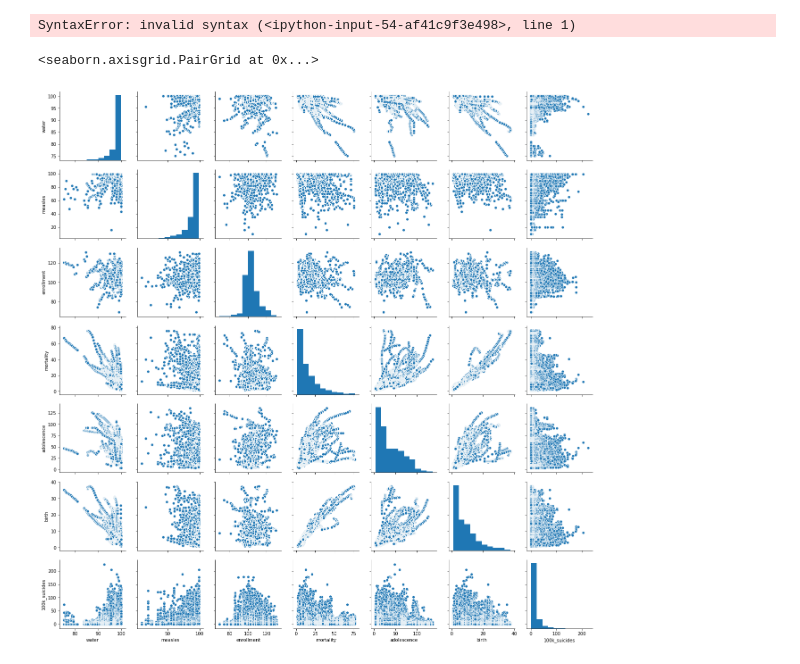
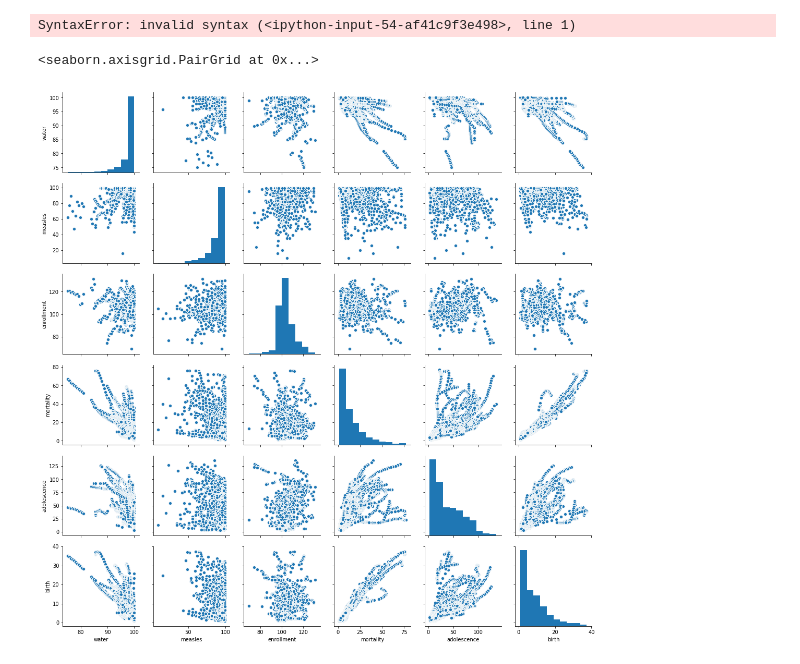
Before and after one commit to kdb006/Final_Cogs108, a Jupyter notebook: FInal_Project.ipynb, the cells around one changed output. Cells and saved outputs as stored; diff of their text form; code cells hidden in the pictures.

```diff
--- a/FInal_Project.ipynb
+++ b/FInal_Project.ipynb
@@ -296,8 +296,8 @@ for i, row in dat1.iterrows():
                 data[str(val)] = np.nan
             data.loc[((data['country'] == row['Country Name']) & (data['year']==int(i))),[str(val)]] = row[str(i)]
 # %%
-finaldat = data[['water','measles','enrollment','mortality','adolescence','birth','100k_suicides']]
+finaldat = data[replacements]
 sns.pairplot(finaldat)
 # %% [output]
 <seaborn.axisgrid.PairGrid at 0x...>
-[figure, old version]
+[figure, new version]
```
Also changed, not shown: parts of 7 cells of this notebook.
